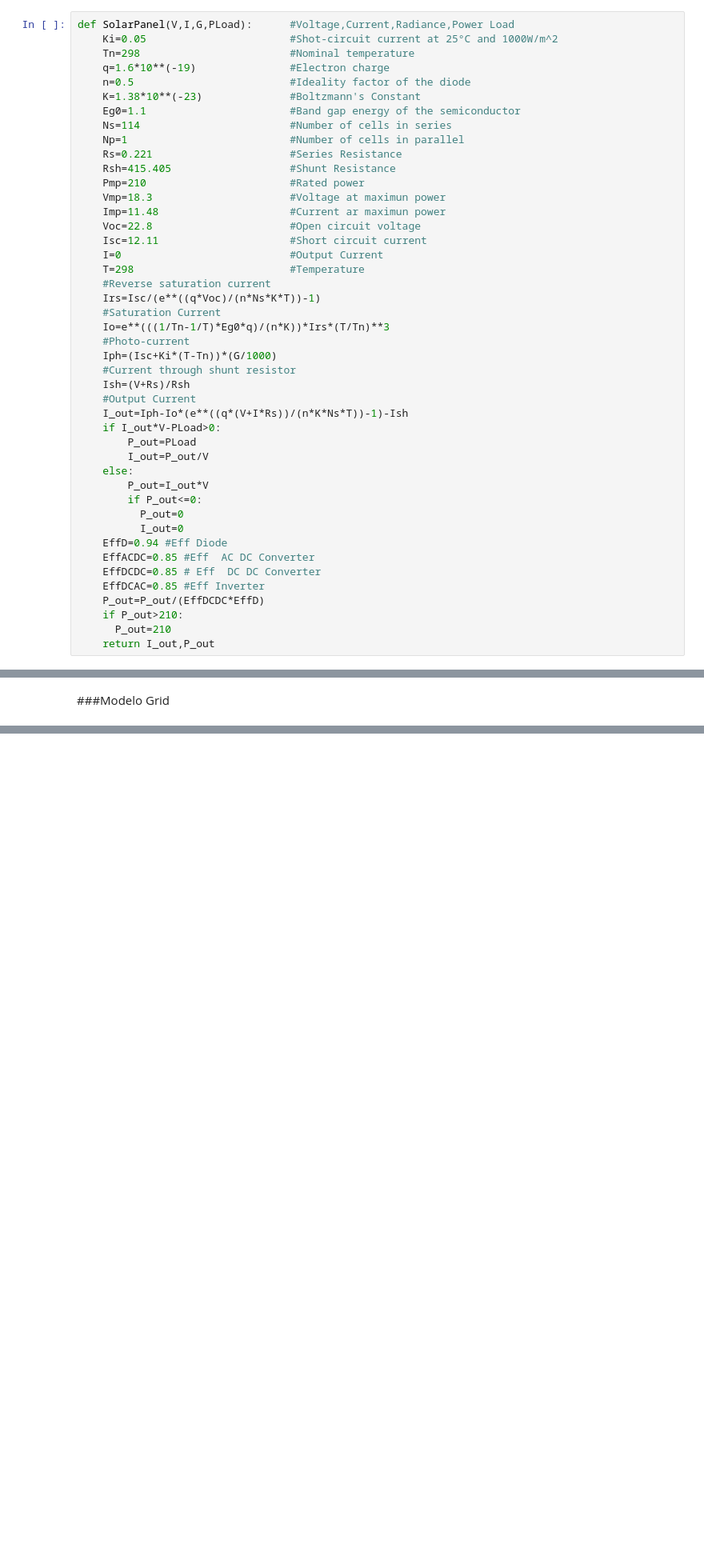
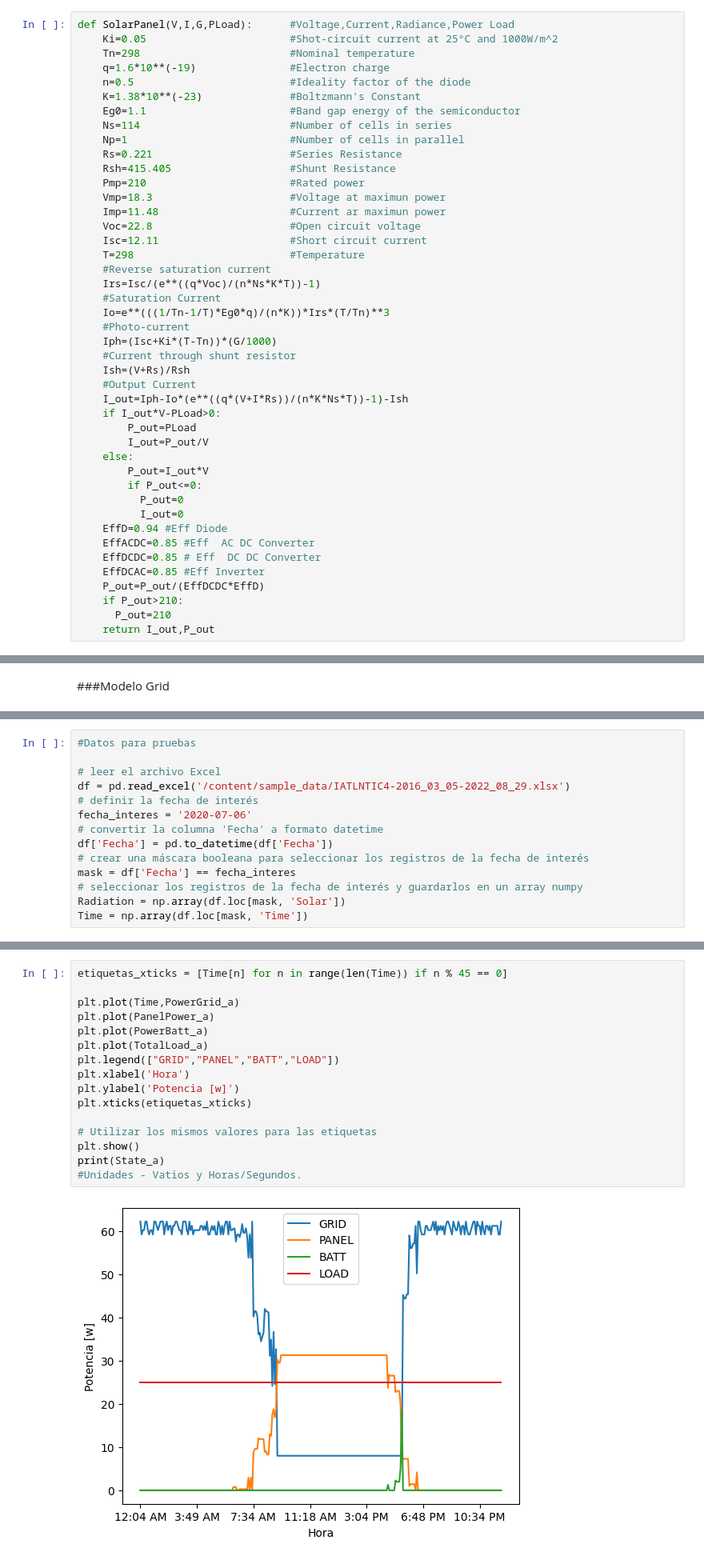
Before and after one commit to NATGMCK/N611Simulator, a Jupyter notebook: N611_Model.ipynb, the cells around one changed output, grey strips where cells are left out. Shown at 80% size. Cells and saved outputs as stored; diff of their text form; blank space fills up the shorter version.

```diff
--- a/N611_Model.ipynb
+++ b/N611_Model.ipynb
@@ -31,7 +34,6 @@ def SolarPanel(V,I,G,PLoad):      #Voltage,Current,Radiance,Power Load
     Imp=11.48                     #Current ar maximun power
     Voc=22.8                      #Open circuit voltage
     Isc=12.11                     #Short circuit current
-    I=0                           #Output Current
     T=298                         #Temperature
     #Reverse saturation current
     Irs=Isc/(e**((q*Voc)/(n*Ns*K*T))-1)
@@ -348,0 +177,14 @@ State_a=[]
+# %%
+#Datos para pruebas
+
+# leer el archivo Excel
+df = pd.read_excel('/content/sample_data/IATLNTIC4-2016_03_05-2022_08_29.xlsx')
+# definir la fecha de interés
+fecha_interes = '2020-07-06'
+# convertir la columna 'Fecha' a formato datetime
+df['Fecha'] = pd.to_datetime(df['Fecha'])
+# crear una máscara booleana para seleccionar los registros de la fecha de interés
+mask = df['Fecha'] == fecha_interes
+# seleccionar los registros de la fecha de interés y guardarlos en un array numpy
+Radiation = np.array(df.loc[mask, 'Solar'])
+Time = np.array(df.loc[mask, 'Time'])
@@ -558,0 +371,18 @@ file1.close()
+# %%
+etiquetas_xticks = [Time[n] for n in range(len(Time)) if n % 45 == 0]
+
+plt.plot(Time,PowerGrid_a)
+plt.plot(PanelPower_a)
+plt.plot(PowerBatt_a)
+plt.plot(TotalLoad_a)
+plt.legend(["GRID","PANEL","BATT","LOAD"])
+plt.xlabel('Hora')
+plt.ylabel('Potencia [w]')
+plt.xticks(etiquetas_xticks)
+
+# Utilizar los mismos valores para las etiquetas
+plt.show()
+print(State_a)
+#Unidades - Vatios y Horas/Segundos.
+# %% [output]
+[figure, added]
```
Also changed, not shown: parts of 24 cells of this notebook.
